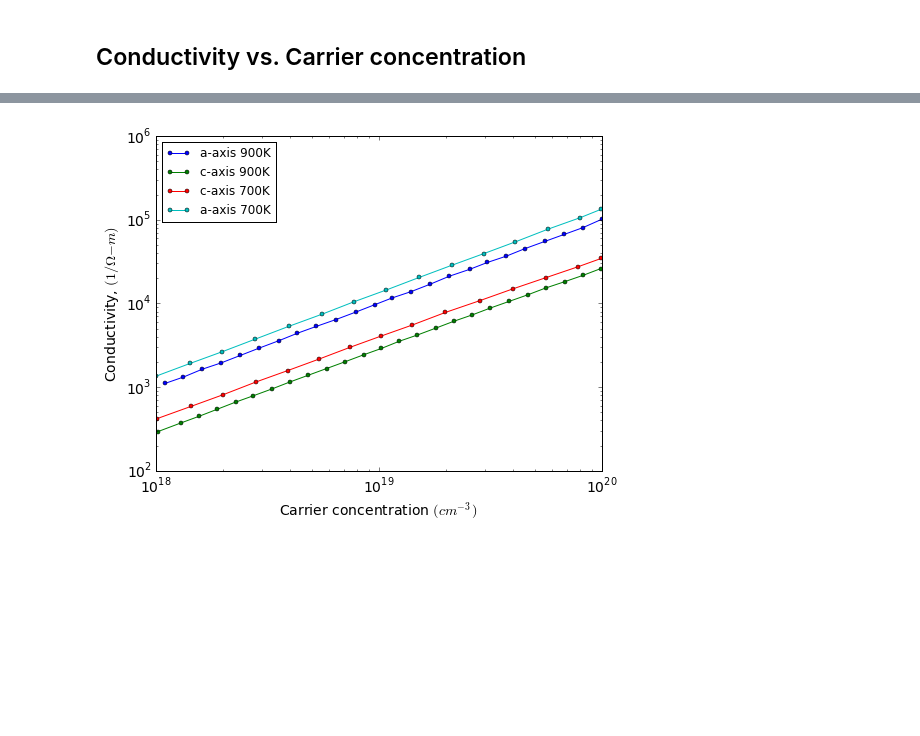
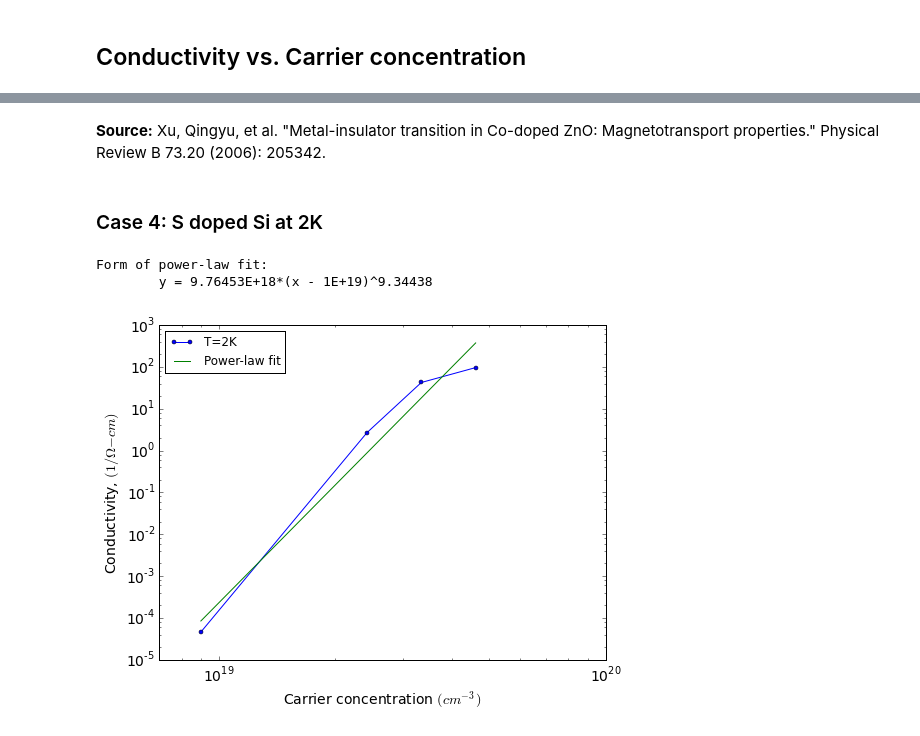
Before and after one commit to latture/Mat286K, a Jupyter notebook: Conductivity_vs_carrier_conc/plots.ipynb, the cells around one changed output, grey strips where cells are left out. Saved outputs shown, nothing was run; the diff lists cells and outputs as text; code cells hidden in the pictures; blank space fills up the shorter version.

```diff
--- a/Conductivity_vs_carrier_conc/plots.ipynb
+++ b/Conductivity_vs_carrier_conc/plots.ipynb
@@ -29,3 +19,18 @@ The raw code for this IPython notebook is by default.
 To toggle on/off the raw code, click <a href="javascript:code_toggle()">here</a>.''')
 # %% [output]
 [interactive output not drawn]
+# %%
+#setup and import statements
+import os
+import numpy as np
+import matplotlib.pyplot as plt
+from matplotlib.lines import Line2D
+import itertools
+import scipy.optimize as so
+from scipy import stats
+from IPython.display import HTML, Latex
+%matplotlib inline
+
+#define fitting function
+def fitfunc(x, b, a):
+    return a*(x - nc) + b
@@ -70,31 +175,47 @@ plt.legend(prop={'size':12},loc="upper left");
+# %% [markdown]
+<b>Source:</b> Xu, Qingyu, et al. "Metal-insulator transition in Co-doped ZnO: Magnetotransport properties." Physical Review B 73.20 (2006): 205342.
+# %% [markdown]
+### Case 4: S doped Si at 2K
 # %%
+#system specific constants
+nc = 1.0
+xScale = 10**19
+
 #specify path to data
-path_to_data = os.getcwd()+"/data/CuGaTe2/"
+path_to_data = os.getcwd()+"/data/S doped Si/"
 #get file names in directory
 csvFiles = os.listdir(path_to_data)
 #initialize empty list to catch any none CSV files
 pdfFile = []
 #create a figure and axis
 fig = plt.figure(figsize=(8, 6), dpi=80)
 axis = fig.add_subplot(111)
 
 #loop through files and plot data
 for File in csvFiles:
     try:
         #load data from file
         points = np.loadtxt(path_to_data + File, delimiter=",")
         #add points to plot
-        axis.plot(points[:,0],points[:,1], label=File[:-4], marker="o", markersize=4)
+        axis.plot(points[:,0]*xScale,points[:,1], label=File[:-4], marker="o", markersize=4)
+        #find best fit
+        pars, covar = so.curve_fit(fitfunc, np.log(points[:,0]), np.log(points[:,1]))
+        x = np.log(np.linspace(points[:,0].min(),points[:,0].max(), 1000))
+        y = fitfunc(x, *pars)
+        print "Form of power-law fit:\n\ty = %G*(x - %G)^%G" % (pars[0]*xScale,nc*xScale,pars[1])
+        axis.plot(np.exp(x)*xScale,np.exp(y), label="Power-law fit")
     except:
         pdfFile.append(File)
-
-#set plot properteis
-axis.set_xlim([1e18,1e20])
-axis.set_ylabel("Conductivity, $(1/\\Omega-m)$")
+#set plot properties
+axis.set_xlim([7e18,1e20])
+#axis.set_ylim([.01,1.4e4])
+axis.set_ylabel("Conductivity, $(1/\\Omega-cm)$")
 axis.set_xlabel("Carrier concentration $(cm^{-3})$")
 axis.set_yscale("log")
 axis.set_xscale("log")
 plt.rcParams.update({'font.size': 14})
 plt.legend(prop={'size':12},loc="upper left");
 # %% [output]
+Form of power-law fit:
+        y = 9.76453E+18*(x - 1E+19)^9.34438
-[figure, old version]
+[figure, new version]
```
Also changed, not shown: parts of 18 cells of this notebook, 33 other files.
